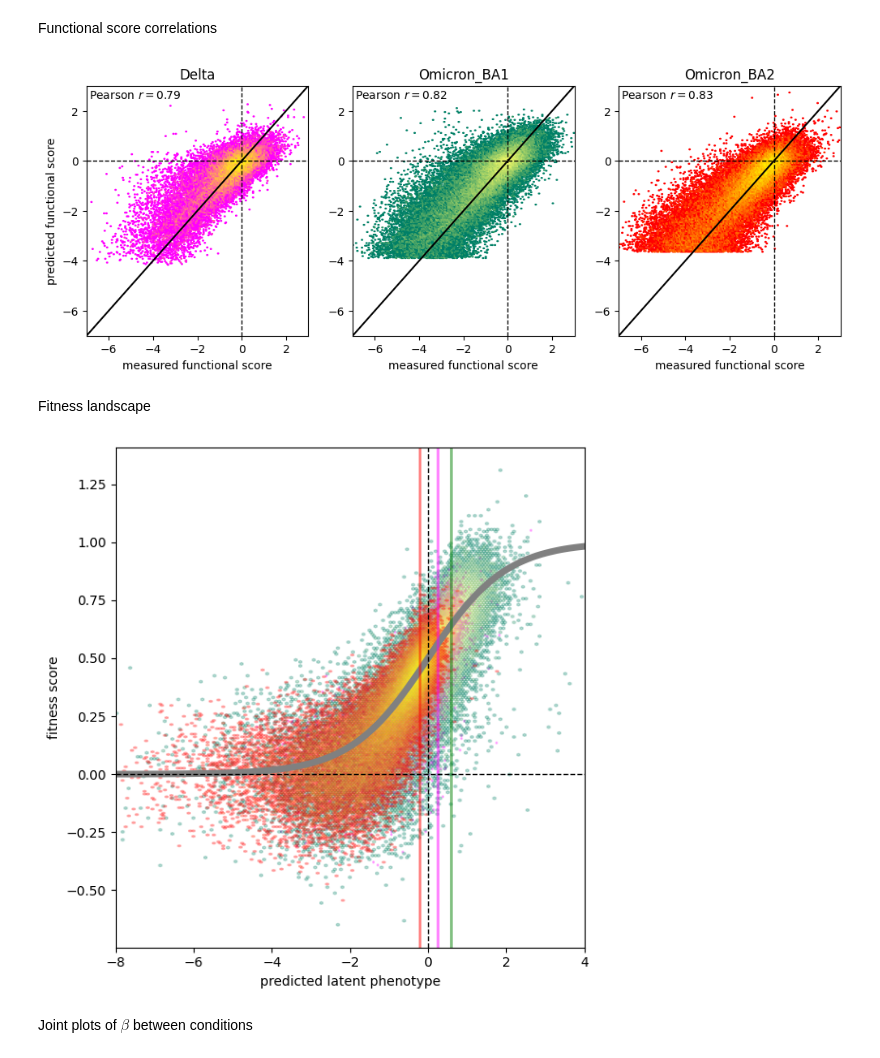
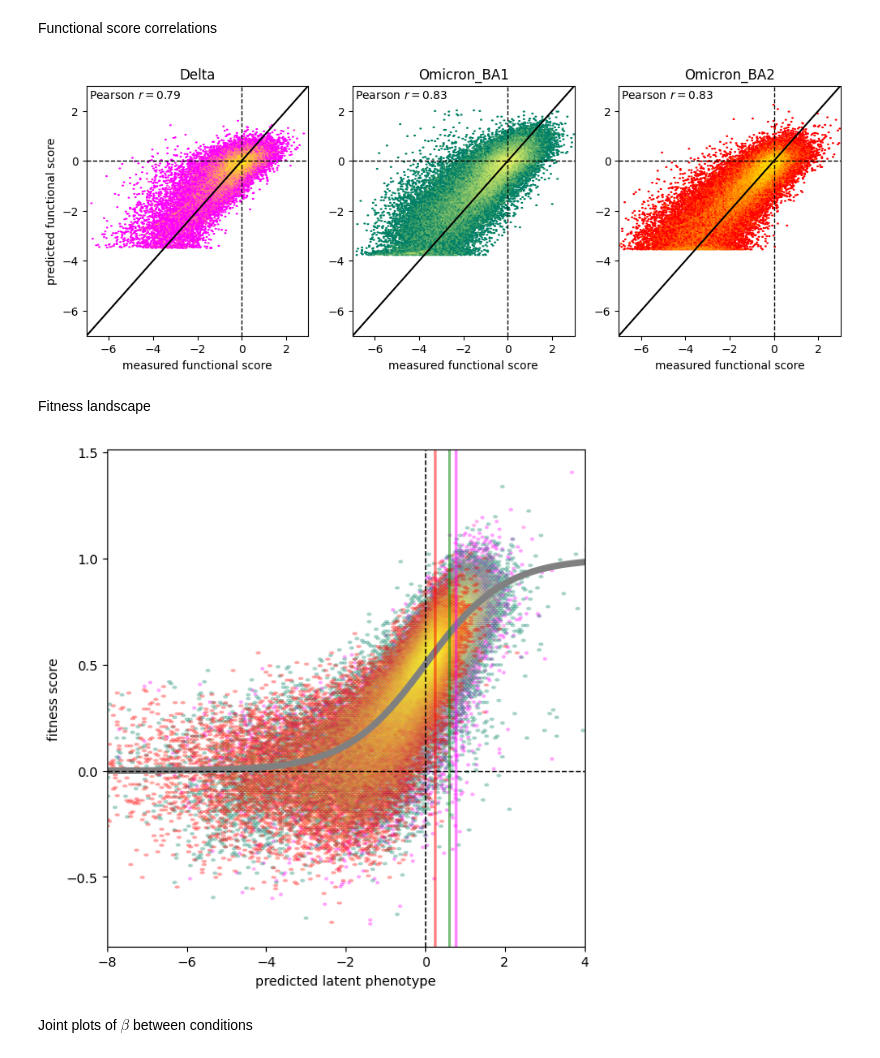
Before and after one commit to matsengrp/multidms, a Jupyter notebook: notebooks/jaxmodels/jaxmodels.ipynb, the cells around one changed output. Drawn from its saved outputs; the diff is of its cells as text; code cells hidden in the pictures.

Commit message:
jaxmodels tidying and linting

```diff
--- a/notebooks/jaxmodels/jaxmodels.ipynb
+++ b/notebooks/jaxmodels/jaxmodels.ipynb
@@ -184,11 +184,25 @@ plt.show()
 # %% [markdown]
 ## Fit model
 # %%
-model, state = multidms.jaxmodels.fit(
+import jax.numpy as jnp
+
+model = multidms.jaxmodels.fit(
     data_sets,
     multidms_data.reference,
-    l2reg=1e-6,
+    l2reg=1e-5,
     fusionreg=1e-5,
-    share_calibration=False,
-    opt_kwargs=dict(tol=1e-4, maxiter=1000, verbose=False),
-)
+    block_iters=10,
+    block_tol=1e-4,
+    ge_kwargs=dict(
+        tol=1e-4,
+        maxiter=1000,
+        maxls=30,
+        jit=True,
+        ),
+    cal_kwargs=dict(
+        tol=1e-4,
+        maxiter=1000,
+        maxls=30,
+        jit=True,
+        ),
+    )
@@ -270,35 +287,35 @@ for i, (d, data_set) in enumerate(data_sets.items()):
 
 plt.show()
 # %% [output]
-[figure, old version]
+[figure, new version]
 # %% [markdown]
 Fitness landscape
 # %%
 plt.figure(figsize=(6, 6))
 φ_grid = np.linspace(-8, 4, 100)
 plt.plot(φ_grid, model.g(φ_grid), "grey", lw=5, label=r"$g(\phi)$")
 for i, (d, data_set) in enumerate(data_sets.items()):
     X = data_set.X
     x_wt = data_set.x_wt
     φ = model.φ[d]
-    α = model.α[d]
+    α = np.exp(model.logα[d])
     φ_pred = φ(X)
     φ_pred_wt = φ(x_wt)
     y = data_set.functional_scores
     f = y / α + model.g(φ(x_wt))
     # plt.scatter(φ_pred, f, color=colors[i], s=0.1, alpha=0.5)
     plt.hexbin(φ_pred, f, cmap=cmaps[i], bins="log", gridsize=200, alpha=0.25)
     plt.axvline(φ_pred_wt, color=colors[i], lw=2, alpha=0.5)
 plt.xlim(φ_grid[0], φ_grid[-1])
 # plt.ylim(-12, 3)
 plt.axhline(0, color="k", linestyle="--", lw=1)
 plt.axvline(0, color="k", linestyle="--", lw=1)
 plt.xlabel("predicted latent phenotype")
 plt.ylabel("fitness score")
 plt.tight_layout()
 plt.show()
 # %% [output]
-[figure, old version]
+[figure, new version]
 # %% [markdown]
 Joint plots of $\beta$ between conditions
 # %%
```
Also changed, not shown: parts of 7 cells of this notebook, 4 other files.
